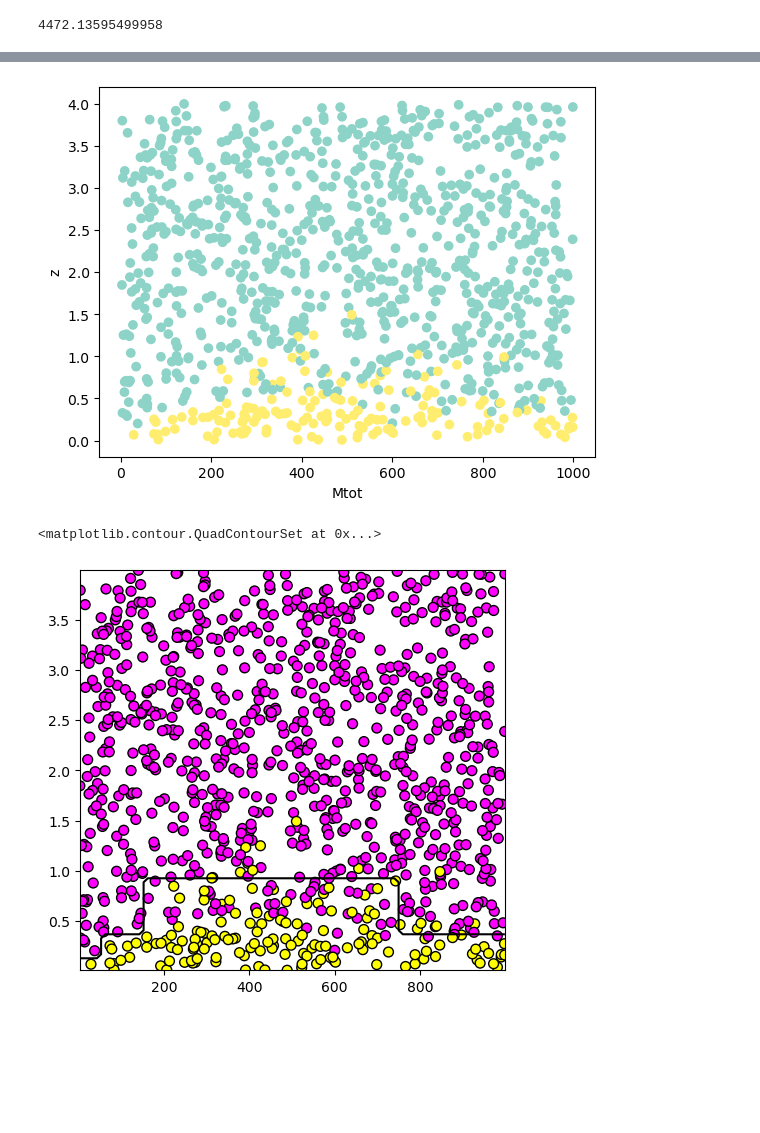
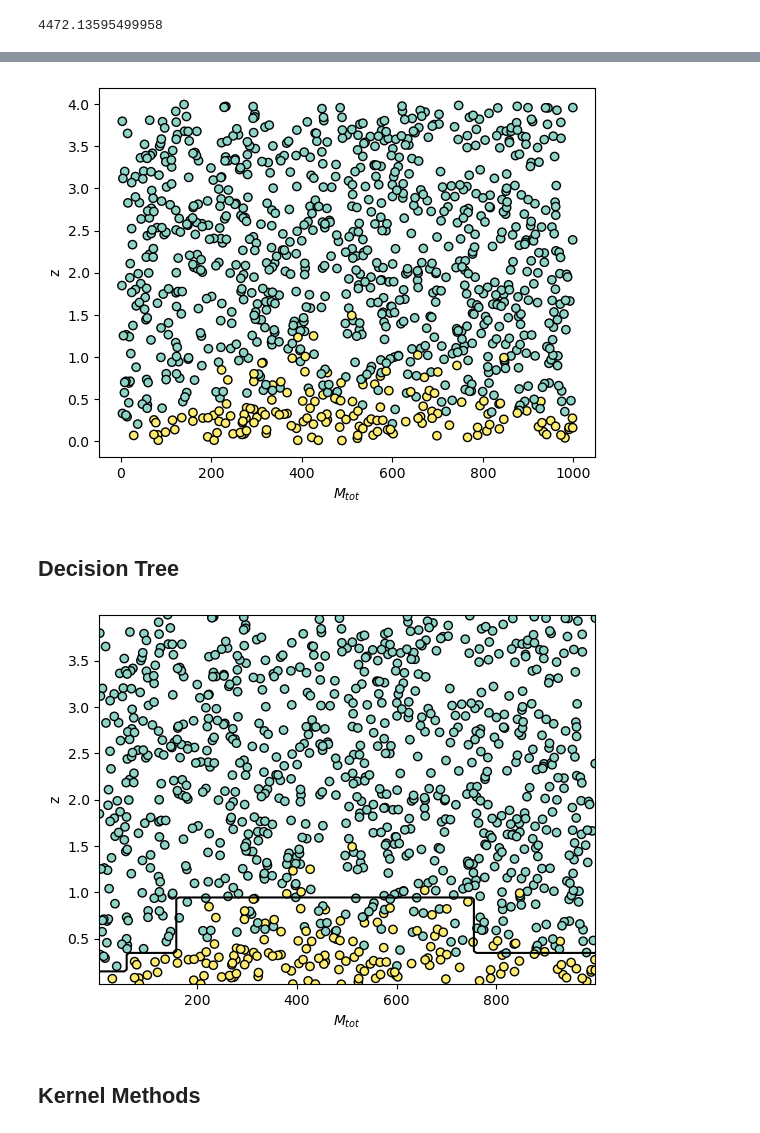
Before and after one commit to SimoneRestuccia/astrostatistics_bicocca_2024, a Jupyter notebook: working/L_20_01.ipynb, the cells around one changed output, grey strips where cells are left out. Saved outputs shown, nothing was run; the diff lists cells and outputs as text; code cells hidden in the pictures; blank space fills up the shorter version.

```diff
--- a/working/L_20_01.ipynb
+++ b/working/L_20_01.ipynb
@@ -95,48 +94,41 @@ plt.loglog();
 # %%
-plt.scatter(mtot[:1000], z[:1000], c=det[:1000], cmap='Set3')
-plt.xlabel('Mtot')
+plt.scatter(mtot[:1000], z[:1000], c=det[:1000], cmap='Set3', edgecolor='k')
+plt.xlabel(r'$M_{tot}$')
 plt.ylabel('z');
 # %% [output]
-[figure, old version]
+[figure, new version]
+# %% [markdown]
+## Decision Tree
 # %%
-from sklearn.model_selection import GridSearchCV
-from sklearn.tree import DecisionTreeClassifier
-from astroML.datasets import fetch_sdss_specgals
 clf = DecisionTreeClassifier()
 drange = np.arange(1,21)  #Complete
 X = np.hstack([mtot[:1000, np.newaxis], z[:1000, np.newaxis]])
 grid = GridSearchCV(clf, param_grid={'max_depth': drange}, cv=5) #Complete
 grid.fit(X, det[:1000])
 
 best = grid.best_params_['max_depth']
 classifier = DecisionTreeClassifier(random_state=0, max_depth=best, criterion='entropy')
 #X = np.hstack([mtot[:, np.newaxis], z[:, np.newaxis]])
 classifier.fit(X, det[:1000])
 yprob = classifier.predict_proba(X) # If we wanted probabilities rather than the discrete classes
 
 xlim = (np.min(X[:,0]), np.max(X[:,0]))
 ylim = (np.min(X[:,1]), np.max(X[:,1]))
 
-xx, yy = np.meshgrid(np.linspace(xlim[0], xlim[1], 51),
-                     np.linspace(ylim[0], ylim[1], 51))
+xx, yy = np.meshgrid(np.linspace(xlim[0], xlim[1], 101), np.linspace(ylim[0], ylim[1], 101))
 xystack = np.vstack([xx.ravel(),yy.ravel()])
 Xgrid = xystack.T
 
 Z = classifier.predict(Xgrid)
 Z = Z.reshape(xx.shape)
 
 #----------------------------------------------------------------------
 # plot the results
-fig = plt.figure(figsize=(5, 5))
-fig.subplots_adjust(bottom=0.15, top=0.95, hspace=0.0,
-                    left=0.1, right=0.95, wspace=0.2)
-
-# left plot: data and decision boundary
-ax = fig.add_subplot(111)
-im = ax.scatter(X[:, 0], X[:, 1], c=det[:1000], s=50,
-                cmap=plt.cm.spring, zorder=2, edgecolor='k')
-
-ax.contour(xx, yy, Z, [0.5], colors='k')
+plt.scatter(mtot[:1000], z[:1000], c=det[:1000], cmap='Set3', edgecolor='k')
+plt.xlabel(r'$M_{tot}$')
+plt.ylabel('z')
+plt.contour(xx, yy, Z, [0.5], colors='k');
 # %% [output]
-<matplotlib.contour.QuadContourSet at 0x...>
-[figure, old version]
+[figure, new version]
+# %% [markdown]
+## Kernel Methods
```
Also changed, not shown: parts of 13 cells of this notebook.
